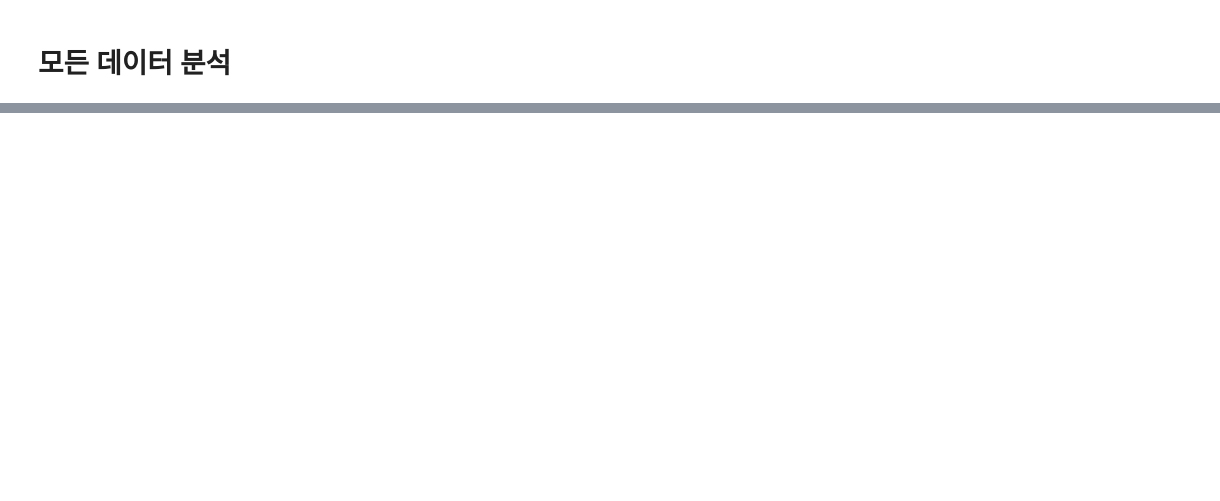
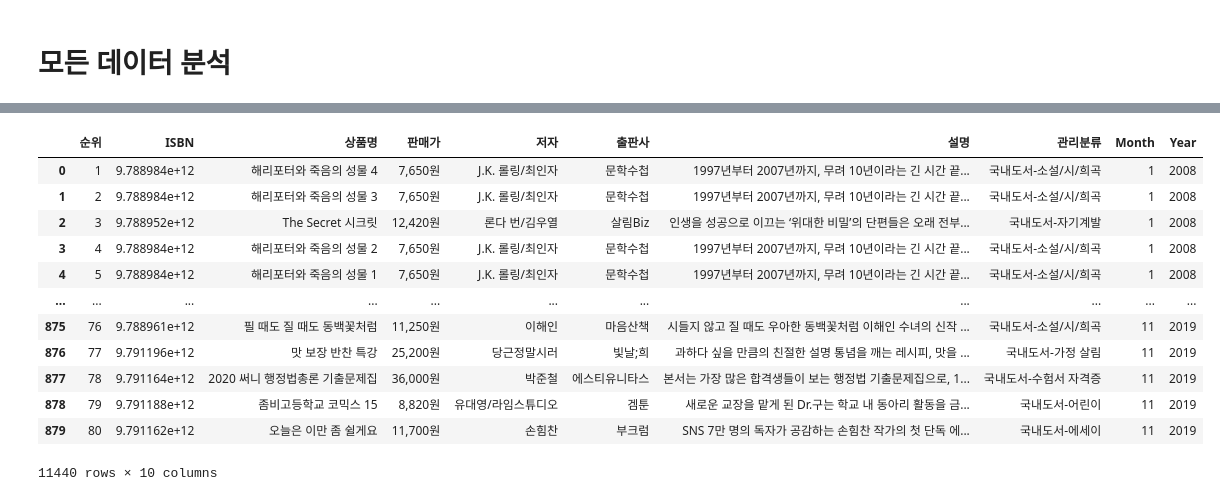
Before and after one commit to twg12/Bestseller-Analysis, a Jupyter notebook: Yes24 Bestseller/Total.ipynb, the cells around one changed output, grey strips where cells are left out. Cells and saved outputs as stored; diff of their text form; code cells hidden in the pictures; blank space fills up the shorter version.

```diff
--- a/Yes24 Bestseller/Total.ipynb
+++ b/Yes24 Bestseller/Total.ipynb
@@ -424,0 +627,17 @@ NameError: name 'Yes24_2010' is not defined
+# %%
+Yes24 = Total.drop(columns=['출고예상일', 'YES포인트', '상품번호'])
+Yes24
+# %% [output]
+|  | 순위 | ISBN | 상품명 | 판매가 | 저자 | 출판사 | 설명 | 관리분류 | Month | Year |
+| 0 | 1 | 9.788984e+12 | 해리포터와 죽음의 성물 4 | 7,650원 | J.K. 롤링/최인자 | 문학수첩 | 1997년부터 2007년까지, 무려 10년이라는 긴 시간 끝... | 국내도서-소설/시/희곡 | 1 | 2008 |
+| 1 | 2 | 9.788984e+12 | 해리포터와 죽음의 성물 3 | 7,650원 | J.K. 롤링/최인자 | 문학수첩 | 1997년부터 2007년까지, 무려 10년이라는 긴 시간 끝... | 국내도서-소설/시/희곡 | 1 | 2008 |
+| 2 | 3 | 9.788952e+12 | The Secret 시크릿 | 12,420원 | 론다 번/김우열 | 살림Biz | 인생을 성공으로 이끄는 ‘위대한 비밀’의 단편들은 오래 전부... | 국내도서-자기계발 | 1 | 2008 |
+| 3 | 4 | 9.788984e+12 | 해리포터와 죽음의 성물 2 | 7,650원 | J.K. 롤링/최인자 | 문학수첩 | 1997년부터 2007년까지, 무려 10년이라는 긴 시간 끝... | 국내도서-소설/시/희곡 | 1 | 2008 |
+| 4 | 5 | 9.788984e+12 | 해리포터와 죽음의 성물 1 | 7,650원 | J.K. 롤링/최인자 | 문학수첩 | 1997년부터 2007년까지, 무려 10년이라는 긴 시간 끝... | 국내도서-소설/시/희곡 | 1 | 2008 |
+| ... | ... | ... | ... | ... | ... | ... | ... | ... | ... | ... |
+| 875 | 76 | 9.788961e+12 | 필 때도 질 때도 동백꽃처럼 | 11,250원 | 이해인 | 마음산책 | 시들지 않고 질 때도 우아한 동백꽃처럼 이해인 수녀의 신작 ... | 국내도서-소설/시/희곡 | 11 | 2019 |
+| 876 | 77 | 9.791196e+12 | 맛 보장 반찬 특강 | 25,200원 | 당근정말시러 | 빛날;희 | 과하다 싶을 만큼의 친절한 설명 통념을 깨는 레시피, 맛을 ... | 국내도서-가정 살림 | 11 | 2019 |
+| 877 | 78 | 9.791164e+12 | 2020 써니 행정법총론 기출문제집 | 36,000원 | 박준철 | 에스티유니타스 | 본서는 가장 많은 합격생들이 보는 행정법 기출문제집으로, 1... | 국내도서-수험서 자격증 | 11 | 2019 |
+| 878 | 79 | 9.791188e+12 | 좀비고등학교 코믹스 15 | 8,820원 | 유대영/라임스튜디오 | 겜툰 | 새로운 교장을 맡게 된 Dr.구는 학교 내 동아리 활동을 금... | 국내도서-어린이 | 11 | 2019 |
+| 879 | 80 | 9.791162e+12 | 오늘은 이만 좀 쉴게요 | 11,700원 | 손힘찬 | 부크럼 | SNS 7만 명의 독자가 공감하는 손힘찬 작가의 첫 단독 에... | 국내도서-에세이 | 11 | 2019 |
+11440 rows × 10 columns
```
Also changed, not shown: parts of 22 cells of this notebook.
